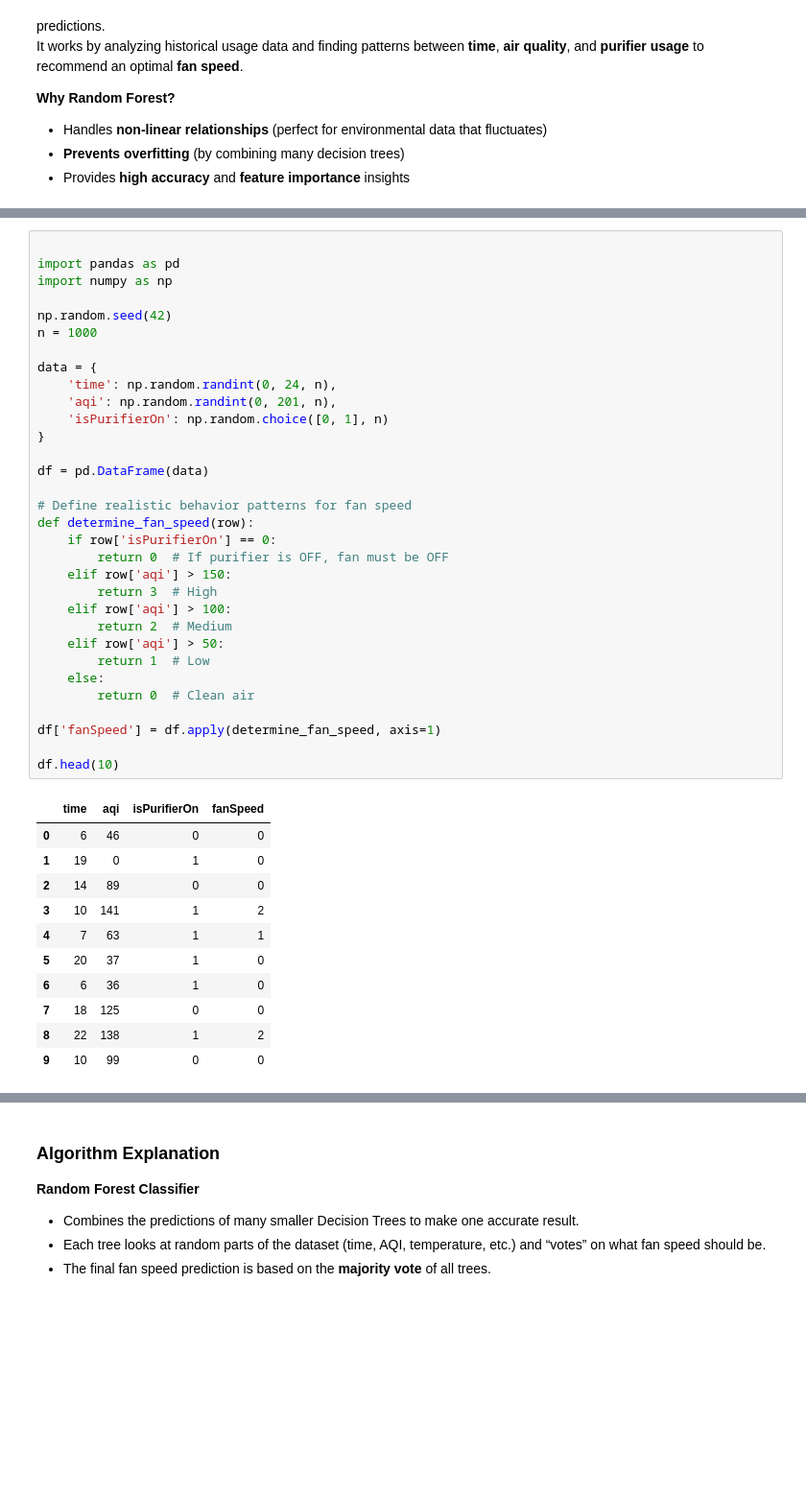
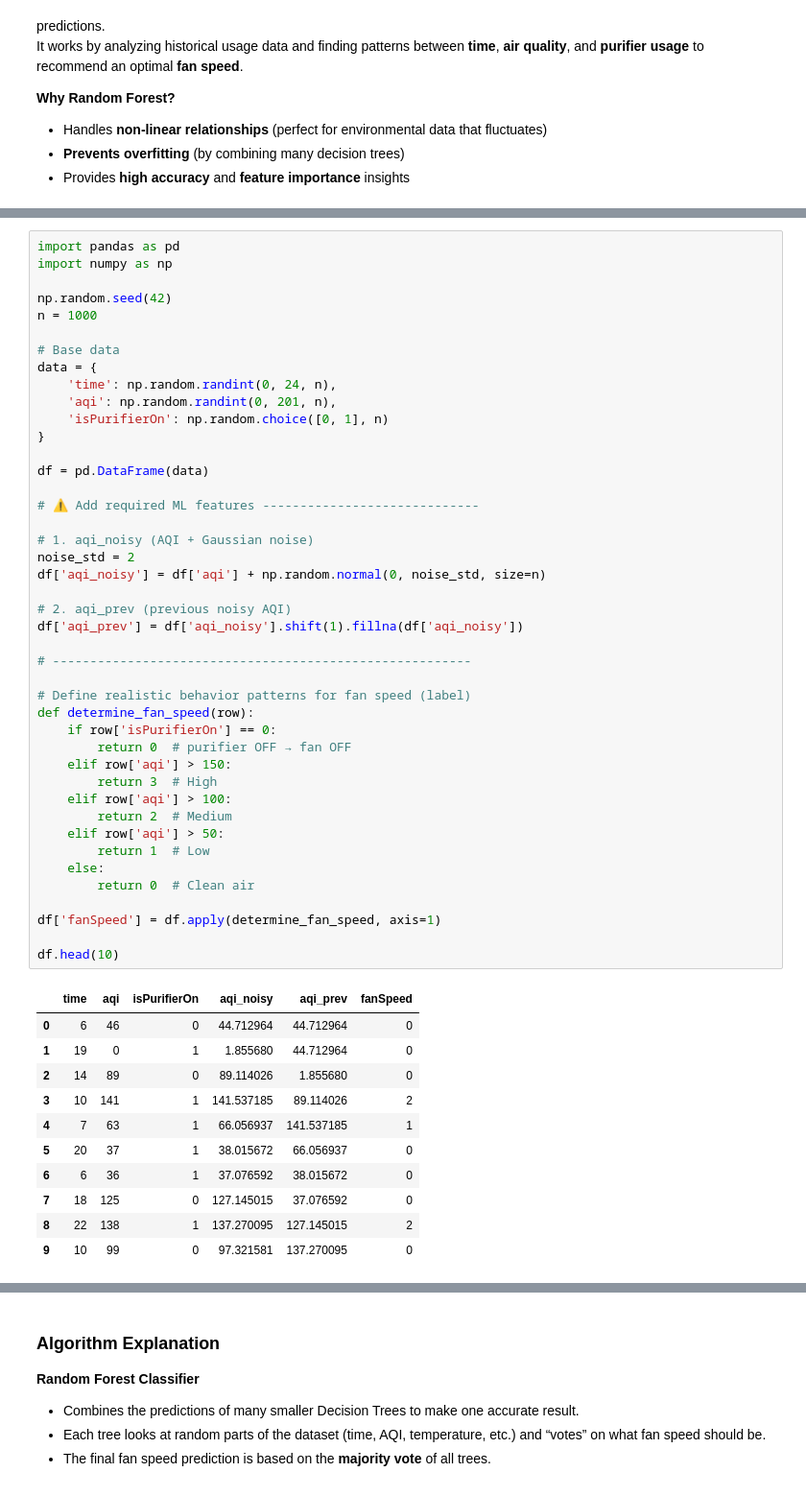
Before and after one commit to pedrosanrawr/aerosaur_algo, a Jupyter notebook: aerosaur_algo.ipynb, the cells around one changed output, grey strips where cells are left out. Shown: that part at 96% size. Cells and saved outputs as stored; diff of their text form; blank space fills up the shorter version.

```diff
--- a/aerosaur_algo.ipynb
+++ b/aerosaur_algo.ipynb
@@ -40,45 +41,56 @@ Requirement already satisfied: six>=1.5 in c:\users\chris\appdata\local\programs
 # %%
-
 import pandas as pd
 import numpy as np
 
 np.random.seed(42)
 n = 1000
 
+# Base data
 data = {
     'time': np.random.randint(0, 24, n),
     'aqi': np.random.randint(0, 201, n),
     'isPurifierOn': np.random.choice([0, 1], n)
 }
 
 df = pd.DataFrame(data)
 
-# Define realistic behavior patterns for fan speed
+# ⚠ Add required ML features -----------------------------
+
+# 1. aqi_noisy (AQI + Gaussian noise)
+noise_std = 2
+df['aqi_noisy'] = df['aqi'] + np.random.normal(0, noise_std, size=n)
+
+# 2. aqi_prev (previous noisy AQI)
+df['aqi_prev'] = df['aqi_noisy'].shift(1).fillna(df['aqi_noisy'])
+
+# --------------------------------------------------------
+
+# Define realistic behavior patterns for fan speed (label)
 def determine_fan_speed(row):
     if row['isPurifierOn'] == 0:
-        return 0  # If purifier is OFF, fan must be OFF
+        return 0  # purifier OFF → fan OFF
     elif row['aqi'] > 150:
         return 3  # High
     elif row['aqi'] > 100:
         return 2  # Medium
     elif row['aqi'] > 50:
         return 1  # Low
     else:
         return 0  # Clean air
 
 df['fanSpeed'] = df.apply(determine_fan_speed, axis=1)
 
 df.head(10)
 # %% [output]
-|  | time | aqi | isPurifierOn | fanSpeed |
-| 0 | 6 | 46 | 0 | 0 |
-| 1 | 19 | 0 | 1 | 0 |
-| 2 | 14 | 89 | 0 | 0 |
-| 3 | 10 | 141 | 1 | 2 |
-| 4 | 7 | 63 | 1 | 1 |
-| 5 | 20 | 37 | 1 | 0 |
-| 6 | 6 | 36 | 1 | 0 |
-| 7 | 18 | 125 | 0 | 0 |
-| 8 | 22 | 138 | 1 | 2 |
-| 9 | 10 | 99 | 0 | 0 |
+|  | time | aqi | isPurifierOn | aqi_noisy | aqi_prev | fanSpeed |
+| 0 | 6 | 46 | 0 | 44.712964 | 44.712964 | 0 |
+| 1 | 19 | 0 | 1 | 1.855680 | 44.712964 | 0 |
+| 2 | 14 | 89 | 0 | 89.114026 | 1.855680 | 0 |
+| 3 | 10 | 141 | 1 | 141.537185 | 89.114026 | 2 |
+| 4 | 7 | 63 | 1 | 66.056937 | 141.537185 | 1 |
+| 5 | 20 | 37 | 1 | 38.015672 | 66.056937 | 0 |
+| 6 | 6 | 36 | 1 | 37.076592 | 38.015672 | 0 |
+| 7 | 18 | 125 | 0 | 127.145015 | 37.076592 | 0 |
+| 8 | 22 | 138 | 1 | 137.270095 | 127.145015 | 2 |
+| 9 | 10 | 99 | 0 | 97.321581 | 137.270095 | 0 |
 # %%
```
Also changed, not shown: parts of 7 cells of this notebook.
